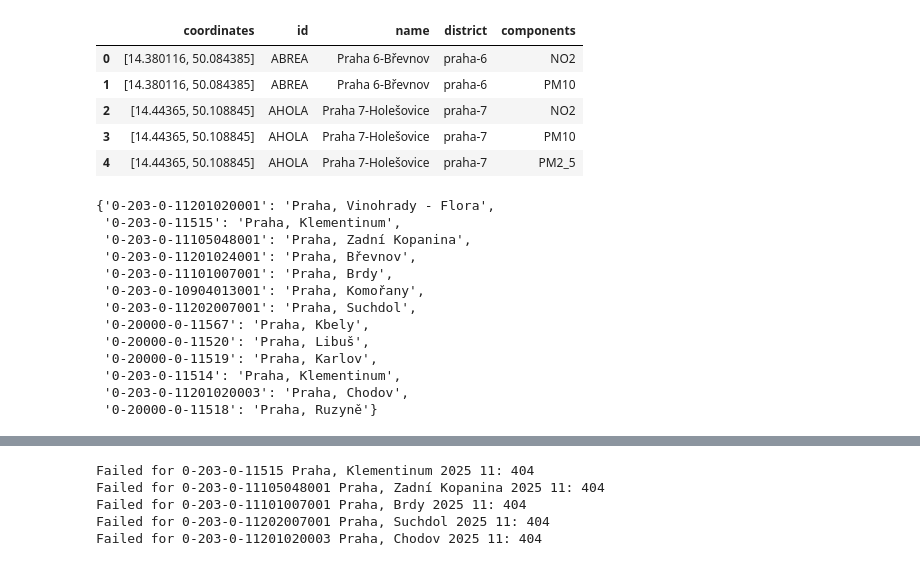
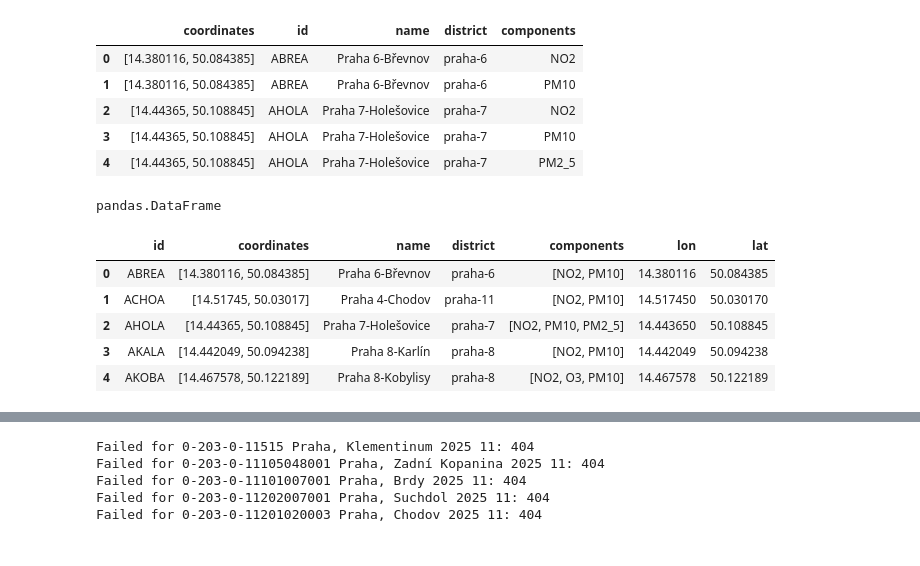
Before and after one commit to jayjay7788/Data-Processing-in-Python---Project, a Jupyter notebook: project API draft.ipynb, the cells around one changed output, grey strips where cells are left out. Drawn from its saved outputs; the diff is of its cells as text; code cells hidden in the pictures.

```diff
--- a/project API draft.ipynb
+++ b/project API draft.ipynb
@@ -230,0 +192,11 @@ df.head()
+# %%
+df = pd.json_normalize(data['features'])
+
+tmp = df.explode("properties.measurement.components", ignore_index=True)
+dirs = pd.json_normalize(
+    tmp["properties.measurement.components"]
+).add_prefix("properties.measurement.components.")
+
+df = pd.concat([tmp.drop(columns=["properties.measurement.components"]), dirs], axis=1)
+
+df.head()
@@ -259,19 +238,20 @@ air_quality_stations = (
         'components': list
     })
 )
+# %%
+air_quality_stations[["lon", "lat"]] = pd.DataFrame(air_quality_stations["coordinates"].tolist(), index=air_quality_stations.index)
+air_quality_stations["lon"] = pd.to_numeric(air_quality_stations["lon"], errors="coerce")
+air_quality_stations["lat"] = pd.to_numeric(air_quality_stations["lat"], errors="coerce")
 # %%
-wsi_dict
+type(air_quality_stations)
 # %% [output]
-{'0-203-0-11201020001': 'Praha, Vinohrady - Flora',
- '0-203-0-11515': 'Praha, Klementinum',
- '0-203-0-11105048001': 'Praha, Zadní Kopanina',
- '0-203-0-11201024001': 'Praha, Břevnov',
- '0-203-0-11101007001': 'Praha, Brdy',
- '0-203-0-10904013001': 'Praha, Komořany',
- '0-203-0-11202007001': 'Praha, Suchdol',
- '0-20000-0-11567': 'Praha, Kbely',
- '0-20000-0-11520': 'Praha, Libuš',
- '0-20000-0-11519': 'Praha, Karlov',
- '0-203-0-11514': 'Praha, Klementinum',
- '0-203-0-11201020003': 'Praha, Chodov',
- '0-20000-0-11518': 'Praha, Ruzyně'}
+pandas.DataFrame
+# %%
+air_quality_stations.head()
+# %% [output]
+|  | id | coordinates | name | district | components | lon | lat |
+| 0 | ABREA | [14.380116, 50.084385] | Praha 6-Břevnov | praha-6 | [NO2, PM10] | 14.380116 | 50.084385 |
+| 1 | ACHOA | [14.51745, 50.03017] | Praha 4-Chodov | praha-11 | [NO2, PM10] | 14.517450 | 50.030170 |
+| 2 | AHOLA | [14.44365, 50.108845] | Praha 7-Holešovice | praha-7 | [NO2, PM10, PM2_5] | 14.443650 | 50.108845 |
+| 3 | AKALA | [14.442049, 50.094238] | Praha 8-Karlín | praha-8 | [NO2, PM10] | 14.442049 | 50.094238 |
+| 4 | AKOBA | [14.467578, 50.122189] | Praha 8-Kobylisy | praha-8 | [NO2, O3, PM10] | 14.467578 | 50.122189 |
```
Also changed, not shown: parts of 26 cells of this notebook.
